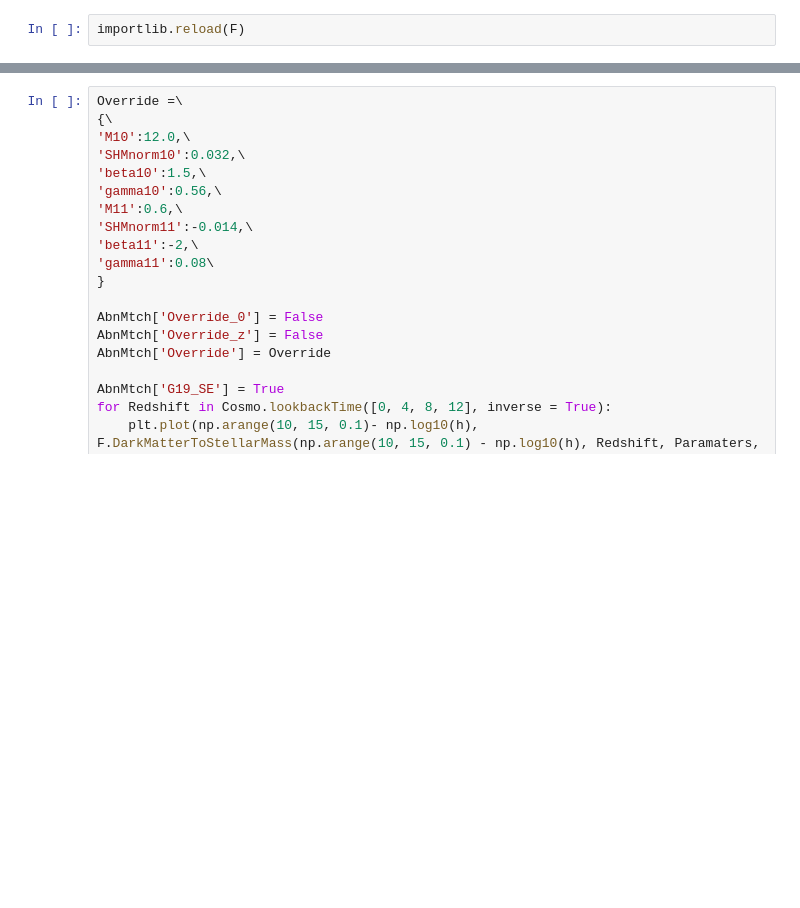
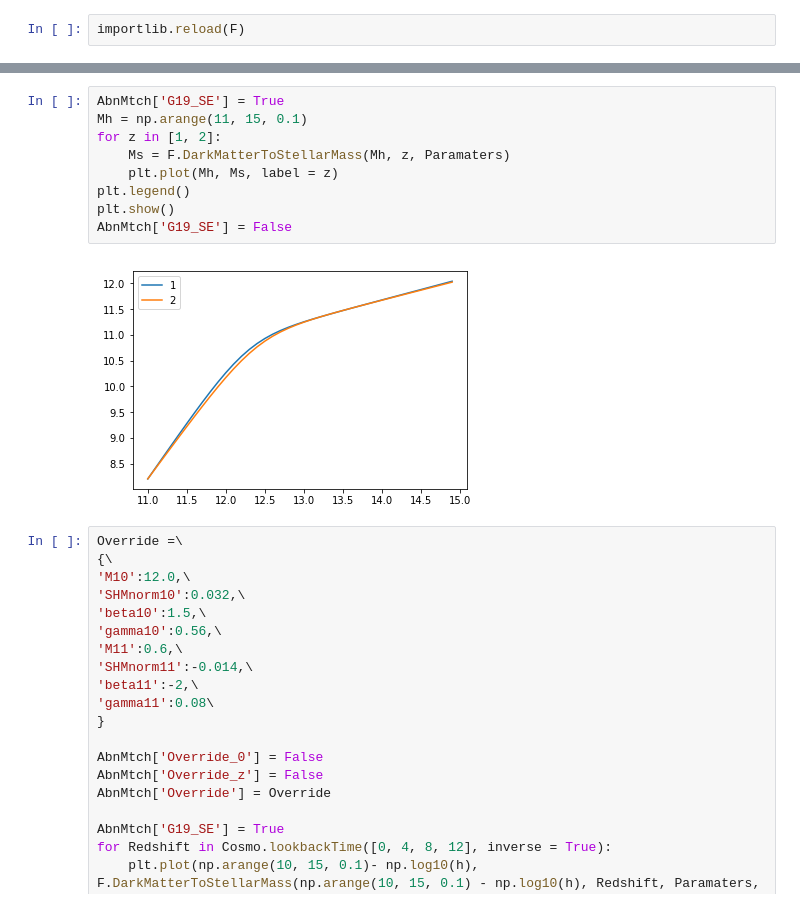
Before and after one commit to PipGrylls/STEEL, a Jupyter notebook: Notebooks/TestBook.ipynb, the cells around one changed output, grey strips where cells are left out. Saved outputs shown, nothing was run; the diff lists cells and outputs as text; blank space fills up the shorter version.

```diff
--- a/Notebooks/TestBook.ipynb
+++ b/Notebooks/TestBook.ipynb
@@ -95,3 +118,14 @@ importlib.reload(F)
+# %%
+AbnMtch['G19_SE'] = True
+Mh = np.arange(11, 15, 0.1)
+for z in [1, 2]:
+    Ms = F.DarkMatterToStellarMass(Mh, z, Paramaters)
+    plt.plot(Mh, Ms, label = z)
+plt.legend()
+plt.show()
+AbnMtch['G19_SE'] = False
+# %% [output]
+[figure, added]
 # %%
 Override =\
 {\
```
Also changed, not shown: parts of 6 cells of this notebook, 3 other files.
